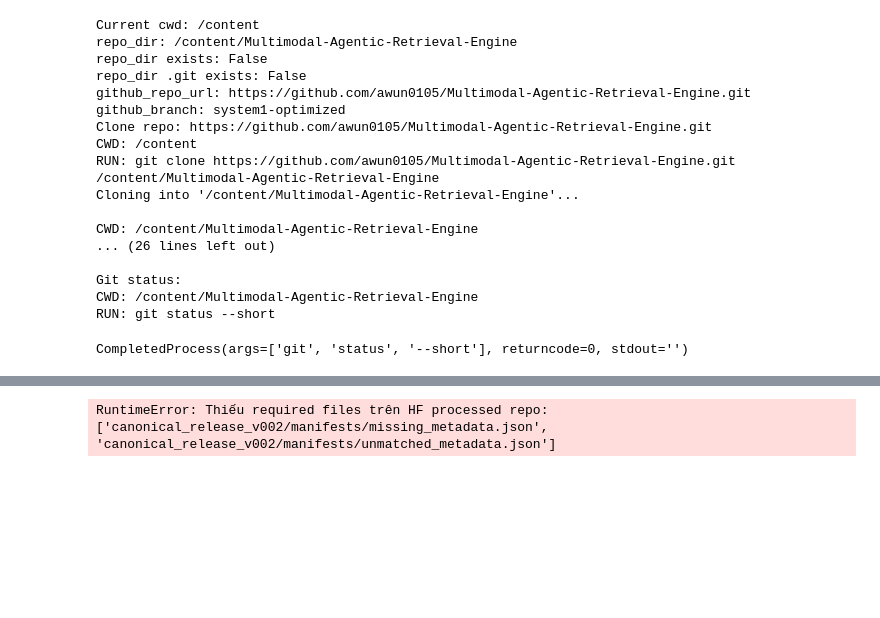
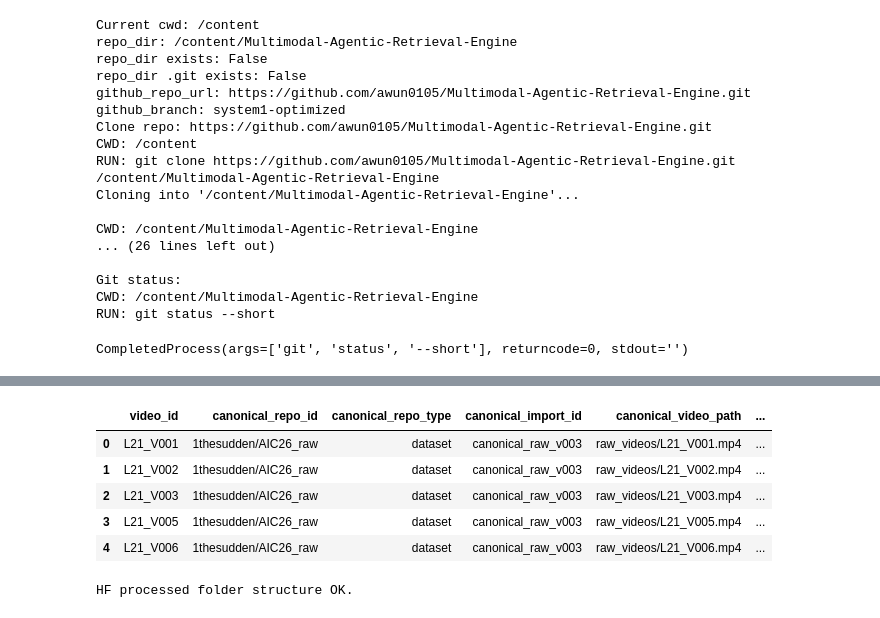
Before and after one commit to awun0105/Multimodal-Agentic-Retrieval-Engine, a Jupyter notebook: system1/notebooks/00_master_ingestion_and_assignment.ipynb, the cells around one changed output, grey strips where cells are left out. Saved outputs shown, nothing was run; the diff lists cells and outputs as text; code cells hidden in the pictures; blank space fills up the shorter version.

```diff
--- a/system1/notebooks/00_master_ingestion_and_assignment.ipynb
+++ b/system1/notebooks/00_master_ingestion_and_assignment.ipynb
@@ -1417,6 +1565,9 @@ Uploaded processed artifacts to HF: 1thesudden/AIC2026_processed
 # %%
 # BƯỚC 15: Kiểm tra cấu trúc HF processed repo.
 # Hai file missing/unmatched là required vì notebook BƯỚC 8 đã tạo và BƯỚC 13 đã copy vào release manifests.
+# Lưu ý:
+# - Package hiện tại dùng cột canonical_prefix để biểu diễn raw_import_id/version prefix.
+# - Notebook chấp nhận canonical_prefix hoặc canonical_import_id.
 
 from pathlib import Path
 import os
@@ -1478,10 +1629,12 @@ required_exact = [
     f"{release_id}/manifests/missing_metadata.json",
     f"{release_id}/manifests/unmatched_metadata.json",
     f"{release_id}/manifests/batch_manifest.csv",
-    f"{release_id}/manifests/drive_shadow_report.json",
     f"{release_id}/manifests/standardize_archives_report.json",
     f"{release_id}/manifests/standardize_progress.jsonl",
 ]
+
+if config.run_drive_shadow:
+    required_exact.append(f"{release_id}/manifests/drive_shadow_report.json")
 
 missing_required = [p for p in required_exact if p not in release_files]
 
@@ -1521,7 +1674,11 @@ if len(batch_txt_files) == 0:
 if forbidden_files:
     raise RuntimeError(f"HF processed repo có file không nên upload: {forbidden_files}")
 
-# Kiểm tra nội dung nếu raw upload đã bật: media_store_manifest phải có canonical columns.
+# Kiểm tra nội dung nếu raw upload đã bật:
+# media_store_manifest phải có các cột canonical cần thiết.
+# Với raw version/prefix, chấp nhận một trong hai:
+# - canonical_import_id: tên cũ/notebook cũ
+# - canonical_prefix: tên hiện tại trong package
 if config.run_upload_standardized_raw:
     media_manifest_local = hf_hub_download(
         repo_id=repo_id,
@@ -1529,20 +1686,50 @@ if config.run_upload_standardized_raw:
         filename=f"{release_id}/raw_mapping/media_store_manifest.parquet",
         token=hf_token,
     )
+
     media_df = pd.read_parquet(media_manifest_local)
+
     required_canonical_cols = {
         "canonical_backend",
+        "canonical_repo_id",
+        "canonical_repo_type",
+        "canonical_video_path",
+        "canonical_metadata_path",
+    }
+
+    missing_canonical_cols = sorted(required_canonical_cols - set(media_df.columns))
+
+    has_import_id = "canonical_import_id" in media_df.columns
+    has_prefix = "canonical_prefix" in media_df.columns
+
+    print("\nCHECK CANONICAL COLUMNS:")
+    print("- columns:", list(media_df.columns))
+    print("- missing_canonical_cols:", missing_canonical_cols)
+    print("- has canonical_import_id:", has_import_id)
+    print("- has canonical_prefix:", has_prefix)
+
+    if missing_canonical_cols:
+        raise RuntimeError(f"media_store_manifest thiếu canonical columns: {missing_canonical_cols}")
+
+    if not (has_import_id or has_prefix):
+        raise RuntimeError(
+            "media_store_manifest thiếu cả canonical_import_id và canonical_prefix. "
+            "Cần có ít nhất một cột để xác định HF raw prefix/version."
+        )
+
+    # Alias trong memory để các check/preview downstream trong notebook dùng cùng tên.
+    if "canonical_import_id" not in media_df.columns and "canonical_prefix" in media_df.columns:
+        media_df["canonical_import_id"] = media_df["canonical_prefix"]
+
+    print("- canonical prefix/import sample:")
+    display(media_df[[
+        "video_id",
         "canonical_repo_id",
         "canonical_repo_type",
         "canonical_import_id",
         "canonical_video_path",
         "canonical_metadata_path",
-    }
-    missing_canonical_cols = sorted(required_canonical_cols - set(media_df.columns))
-    print("\nCHECK CANONICAL COLUMNS:")
-    print("- missing_canonical_cols:", missing_canonical_cols)
-    if missing_canonical_cols:
-        raise RuntimeError(f"media_store_manifest thiếu canonical columns: {missing_canonical_cols}")
+    ]].head())
 
 print("\nHF processed folder structure OK.")
 # %% [output]
@@ -1566,4 +1753,10 @@ CHECK FORBIDDEN:
+|  | video_id | canonical_repo_id | canonical_repo_type | canonical_import_id | canonical_video_path | ... |
+| 0 | L21_V001 | 1thesudden/AIC26_raw | dataset | canonical_raw_v003 | raw_videos/L21_V001.mp4 | ... |
+| 1 | L21_V002 | 1thesudden/AIC26_raw | dataset | canonical_raw_v003 | raw_videos/L21_V002.mp4 | ... |
+| 2 | L21_V003 | 1thesudden/AIC26_raw | dataset | canonical_raw_v003 | raw_videos/L21_V003.mp4 | ... |
+| 3 | L21_V005 | 1thesudden/AIC26_raw | dataset | canonical_raw_v003 | raw_videos/L21_V005.mp4 | ... |
+| 4 | L21_V006 | 1thesudden/AIC26_raw | dataset | canonical_raw_v003 | raw_videos/L21_V006.mp4 | ... |
-RuntimeError: Thiếu required files trên HF processed repo: ['canonical_release_v002/manifests/missing_metadata.json', 'canonical_release_v002/manifests/unmatched_metadata.json']
+HF processed folder structure OK.
 # %%
 # BƯỚC 16: Preview output của notebook 00.
 
```
Also changed, not shown: parts of 20 cells of this notebook.
